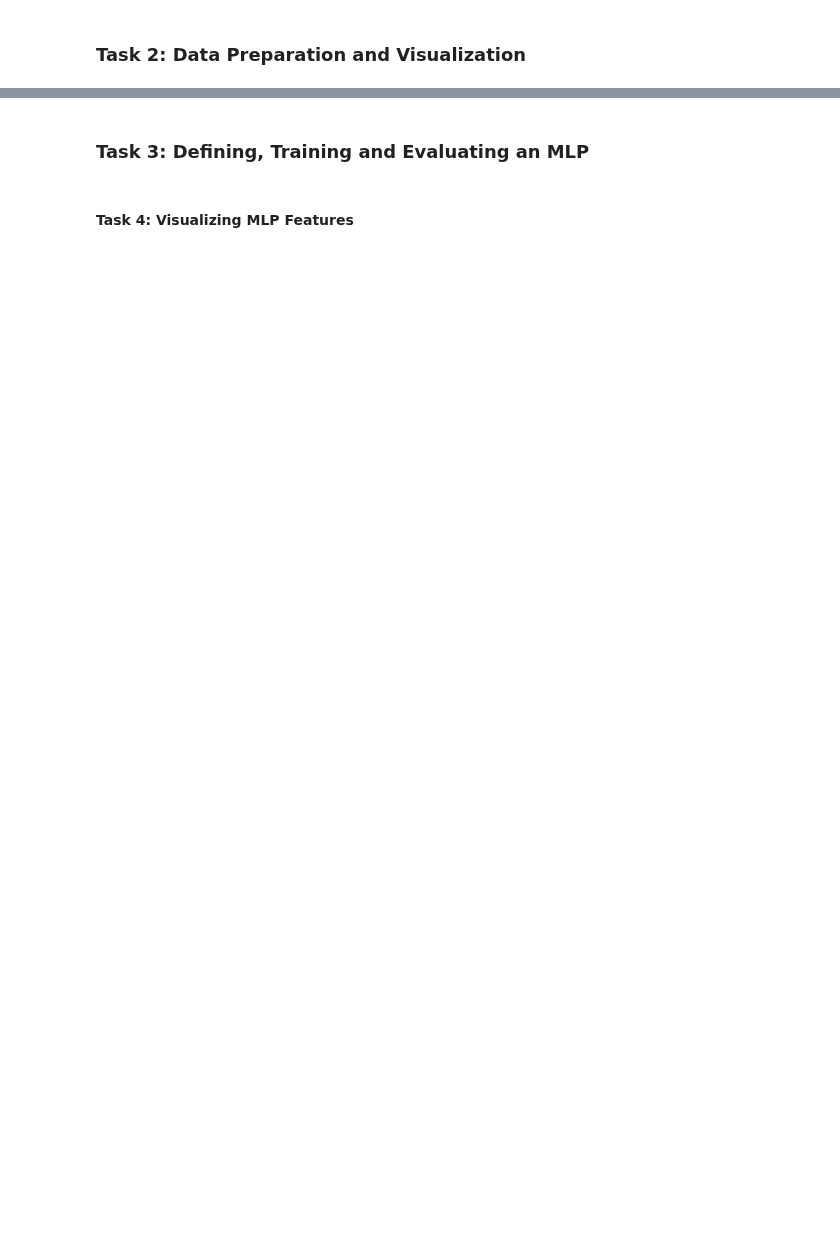
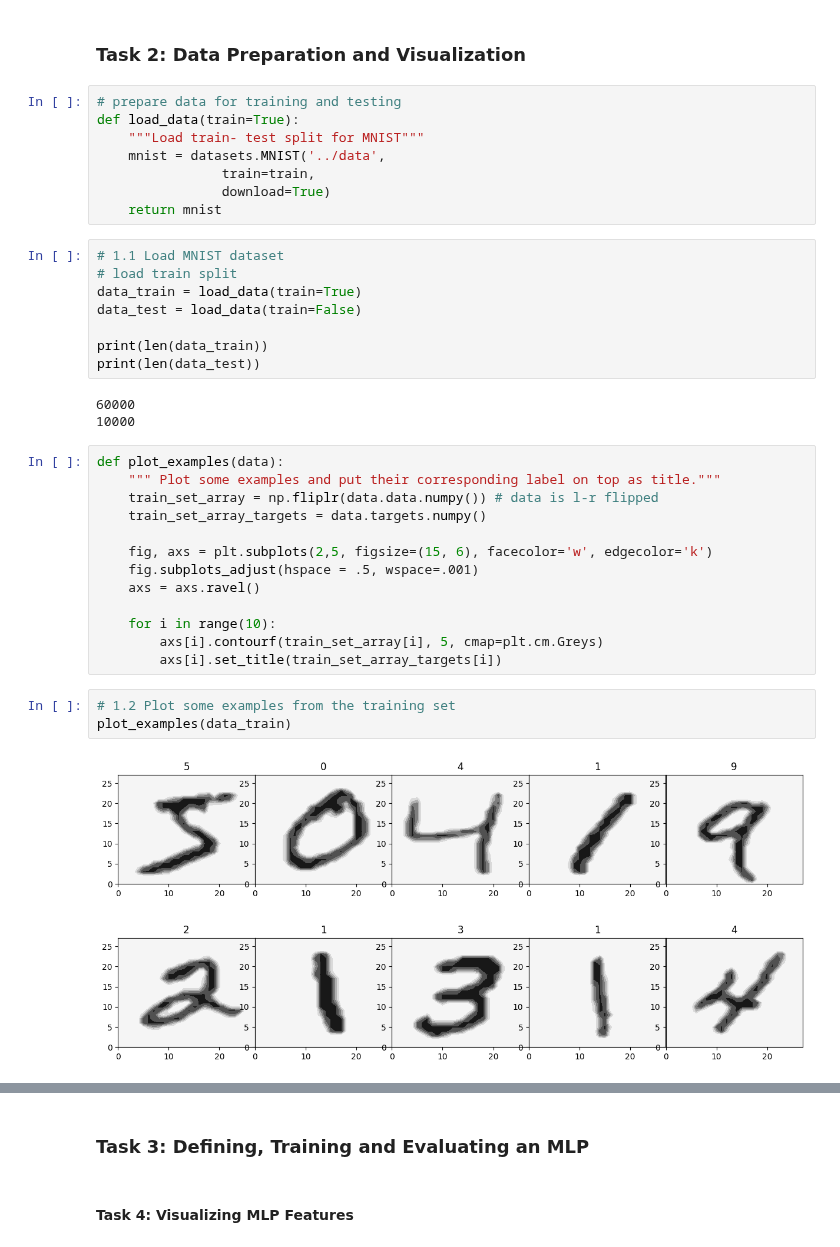
Before and after one commit to JaninaMattes/GAI-Visual-Synthesis, a Jupyter notebook: 03_exercise/notebook/Exercise_3.ipynb, the cells around one changed output, grey strips where cells are left out. Cells and saved outputs as stored; diff of their text form; blank space fills up the shorter version.

```diff
--- a/03_exercise/notebook/Exercise_3.ipynb
+++ b/03_exercise/notebook/Exercise_3.ipynb
@@ -250,2 +693,39 @@ plt.savefig(f"{RESULTS_PATH}/losses.png")
 # %% [markdown]
 ### Task 2: Data Preparation and Visualization
+# %%
+# prepare data for training and testing
+def load_data(train=True):
+    """Load train- test split for MNIST"""
+    mnist = datasets.MNIST('../data',
+                train=train,
+                download=True)
+    return mnist
+# %%
+# 1.1 Load MNIST dataset
+# load train split
+data_train = load_data(train=True)
+data_test = load_data(train=False)
+
+print(len(data_train))
+print(len(data_test))
+# %% [output]
+60000
+10000
+# %%
+def plot_examples(data):
+    """ Plot some examples and put their corresponding label on top as title."""
+    train_set_array = np.fliplr(data.data.numpy()) # data is l-r flipped
+    train_set_array_targets = data.targets.numpy()
+
+    fig, axs = plt.subplots(2,5, figsize=(15, 6), facecolor='w', edgecolor='k')
+    fig.subplots_adjust(hspace = .5, wspace=.001)
+    axs = axs.ravel()
+
+    for i in range(10):
+        axs[i].contourf(train_set_array[i], 5, cmap=plt.cm.Greys)
+        axs[i].set_title(train_set_array_targets[i])
+# %%
+# 1.2 Plot some examples from the training set
+plot_examples(data_train)
+# %% [output]
+[figure, added]
```
Also changed, not shown: parts of 25 cells of this notebook, 28 other files.
